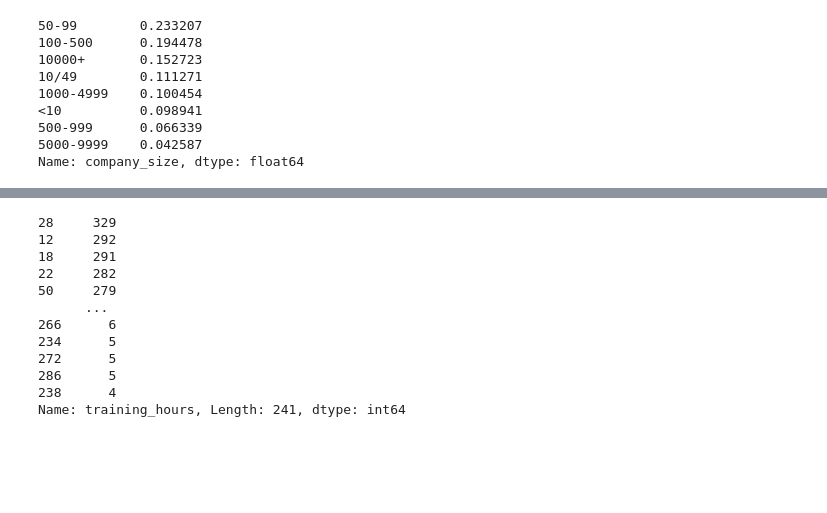
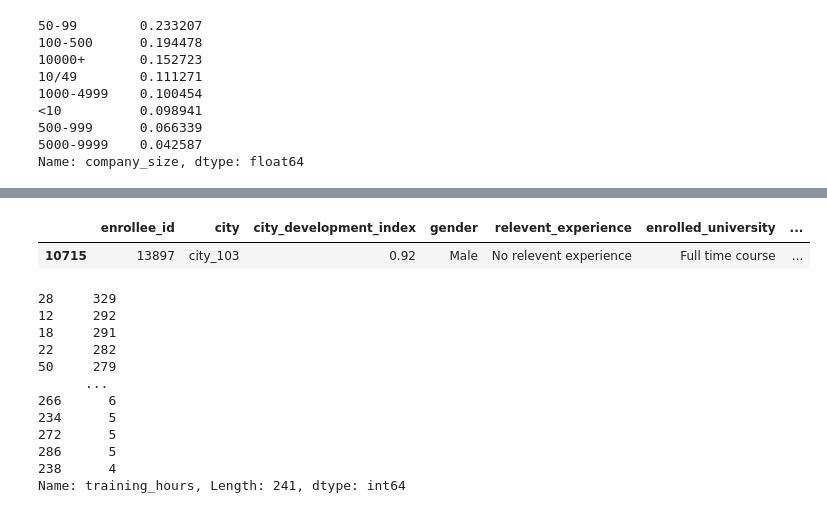
Before and after one commit to jonathansylvestre/GroupProject, a Jupyter notebook: HR_EDA.ipynb, the cells around one changed output, grey strips where cells are left out. Cells and saved outputs as stored; diff of their text form; code cells hidden in the pictures; blank space fills up the shorter version.

```diff
--- a/HR_EDA.ipynb
+++ b/HR_EDA.ipynb
@@ -133,3 +117,9 @@ c_2
 Name: company_size, dtype: float64
 # %%
 #can change name like less than 10 50 through 99???
+# %%
+#Iteration
+dash = ["-", "/"]
+for i in dash:
+    df_HR["company_size"]= df_HR["company_size"].str.replace(i,"through")
+df_HR.head()
@@ -136,3 +133,8 @@ Name: company_size, dtype: float64
+# %%
+df_HR.sample()
+# %% [output]
+|  | enrollee_id | city | city_development_index | gender | relevent_experience | enrolled_university | ... |
+| 10715 | 13897 | city_103 | 0.92 | Male | No relevent experience | Full time course | ... |
 # %%
 c= df_HR["training_hours"].value_counts()
 c
```
Also changed, not shown: parts of 2 cells of this notebook.
